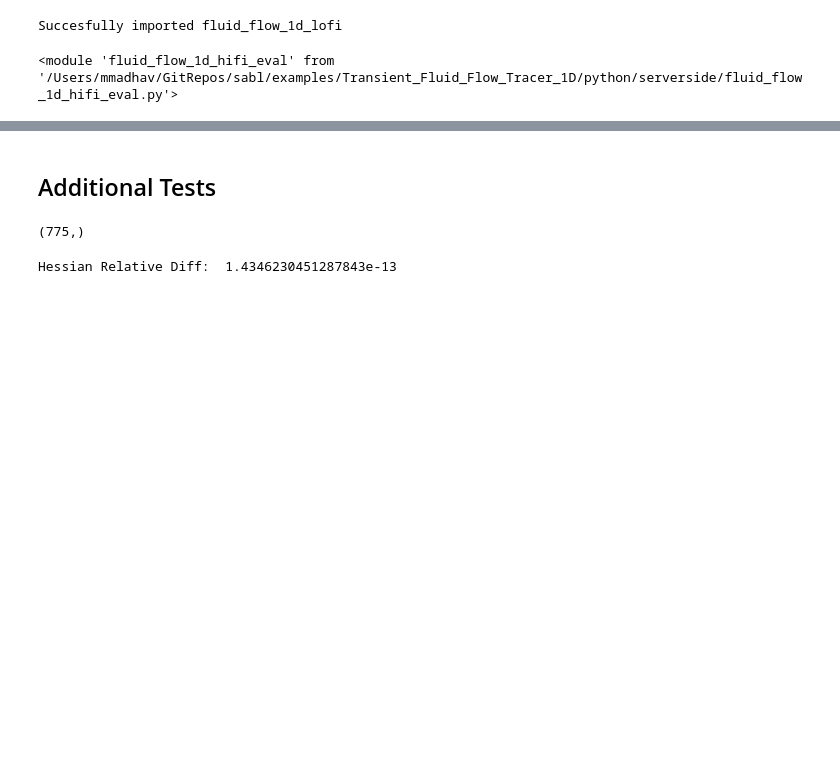
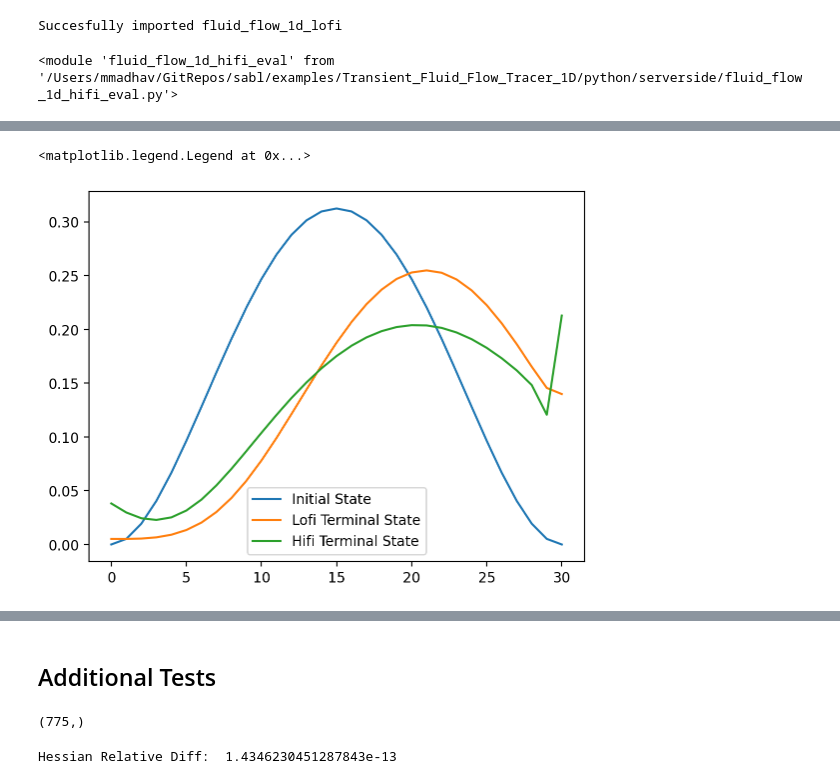
Before and after one commit to sandialabs/Sola, a Jupyter notebook: examples/Transient_Fluid_Flow_Tracer_1D/python/serverside/eval_discrepancy.ipynb, the cells around one changed output, grey strips where cells are left out. Drawn from its saved outputs; the diff is of its cells as text; code cells hidden in the pictures; blank space fills up the shorter version.

```diff
--- a/examples/Transient_Fluid_Flow_Tracer_1D/python/serverside/eval_discrepancy.ipynb
+++ b/examples/Transient_Fluid_Flow_Tracer_1D/python/serverside/eval_discrepancy.ipynb
@@ -151,3 +189,12 @@ plt.plot(kt_1_lofi[-30:])
+# %%
+vertex_plot = lambda x, *args, **kwargs: plt.plot(lofi.fenics_convert(x, 'vertex', lofi.K), *args, **kwargs)
+vertex_plot(k0_1, label='Initial State')
+vertex_plot(kt_1_lofi[-31:], label='Lofi Terminal State')
+vertex_plot(kt_1_hifi[-31:], label='Hifi Terminal State')
+plt.legend()
+# %% [output]
+<matplotlib.legend.Legend at 0x...>
+[figure, added]
 # %%
 kt_2_lofi = lofi.state_solve(2*k0_1, return_type="vector", annotate=False, return_all=True)
 kt_2_hifi = hifi.state_solve(2*k0_1, return_type="vector", return_all=True)
```
Also changed, not shown: parts of 16 cells of this notebook, 9 other files.
